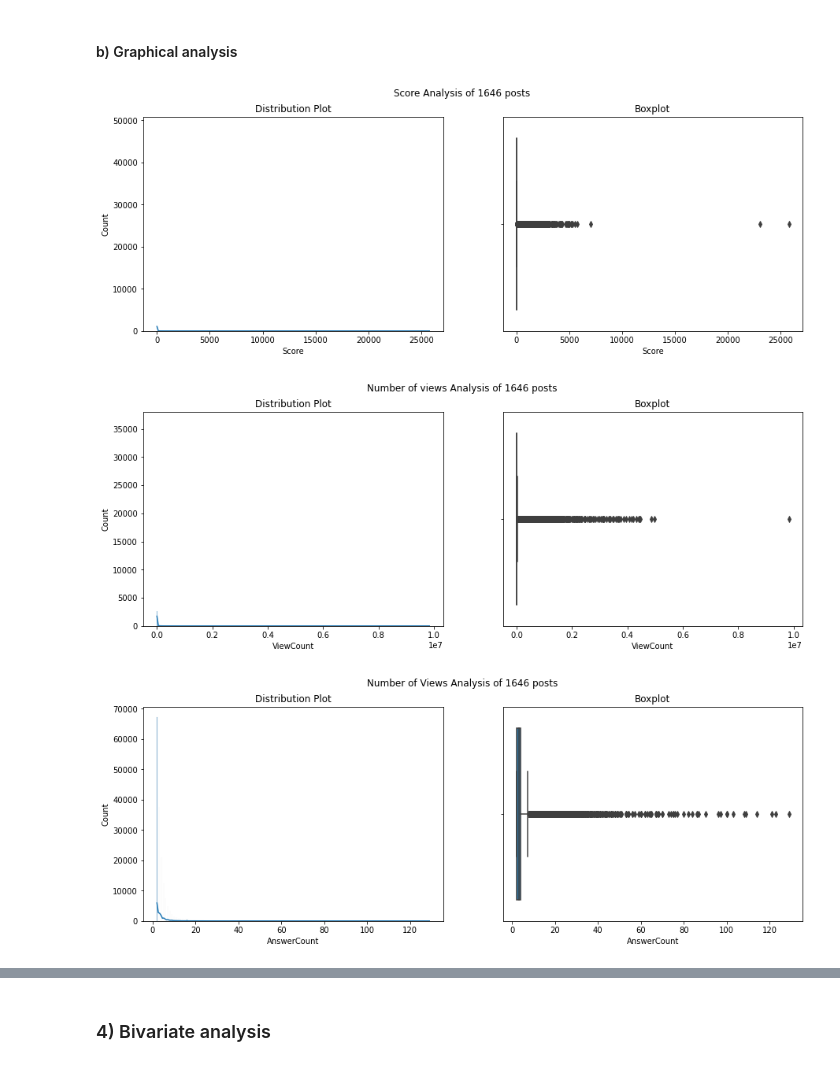
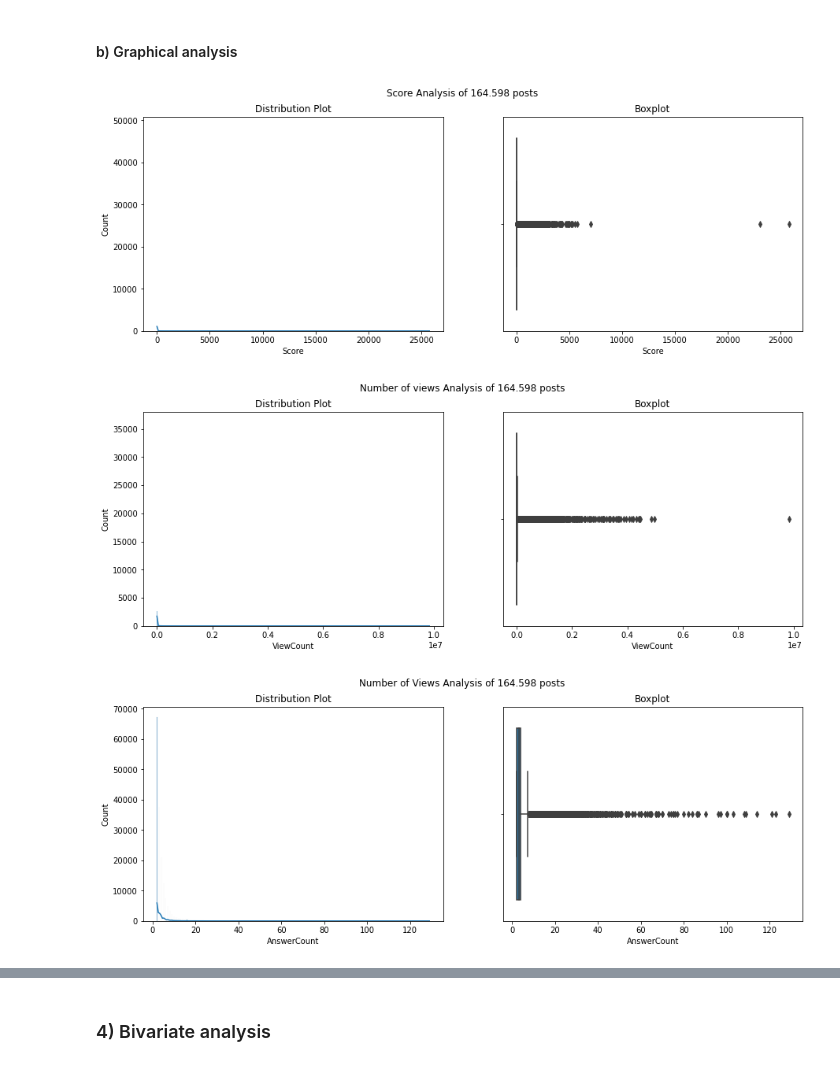
Before and after one commit to Aboubacar2012/categorisation_de_questions, a Jupyter notebook: P05_01_notebookexploration.ipynb, the cells around one changed output, grey strips where cells are left out. Saved outputs shown, nothing was run; the diff lists cells and outputs as text; code cells hidden in the pictures.

```diff
--- a/P05_01_notebookexploration.ipynb
+++ b/P05_01_notebookexploration.ipynb
@@ -121,20 +121,20 @@ data.describe()
 #### b) Graphical analysis
 # %%
 fig, axes = plt.subplots(1, 2, figsize=(15, 5), sharex=True)
-fig.suptitle('Score Analysis of 1646 posts')
+fig.suptitle('Score Analysis of 164.598 posts')
 
 sns.histplot(ax=axes[0], x="Score", data=data, kde=True)
 axes[0].set_title("Distribution Plot")
 
 sns.boxplot(ax=axes[1], x="Score", data=data)
 axes[1].set_title("Boxplot")
 
 plt.show()
 # %% [output]
-[figure, old version]
+[figure, new version]
 # %%
 fig, axes = plt.subplots(1, 2, figsize=(15, 5), sharex=True)
-fig.suptitle('Number of views Analysis of 1646 posts')
+fig.suptitle('Number of views Analysis of 164.598 posts')
 
 sns.histplot(ax=axes[0], x="ViewCount", data=data, kde=True)
 axes[0].set_title("Distribution Plot")
@@ -144,10 +144,10 @@ axes[1].set_title("Boxplot")
 
 plt.show()
 # %% [output]
-[figure, old version]
+[figure, new version]
 # %%
 fig, axes = plt.subplots(1, 2, figsize=(15, 5), sharex=True)
-fig.suptitle('Number of Views Analysis of 1646 posts')
+fig.suptitle('Number of Views Analysis of 164.598 posts')
 
 sns.histplot(ax=axes[0], x="AnswerCount", data=data, kde=True)
 axes[0].set_title("Distribution Plot")
@@ -157,6 +157,6 @@ axes[1].set_title("Boxplot")
 
 plt.show()
 # %% [output]
-[figure, old version]
+[figure, new version]
 # %%
 fig, axes = plt.subplots(1, 2, figsize=(15, 5), sharex=True)
```
Also changed, not shown: parts of 22 cells of this notebook.
